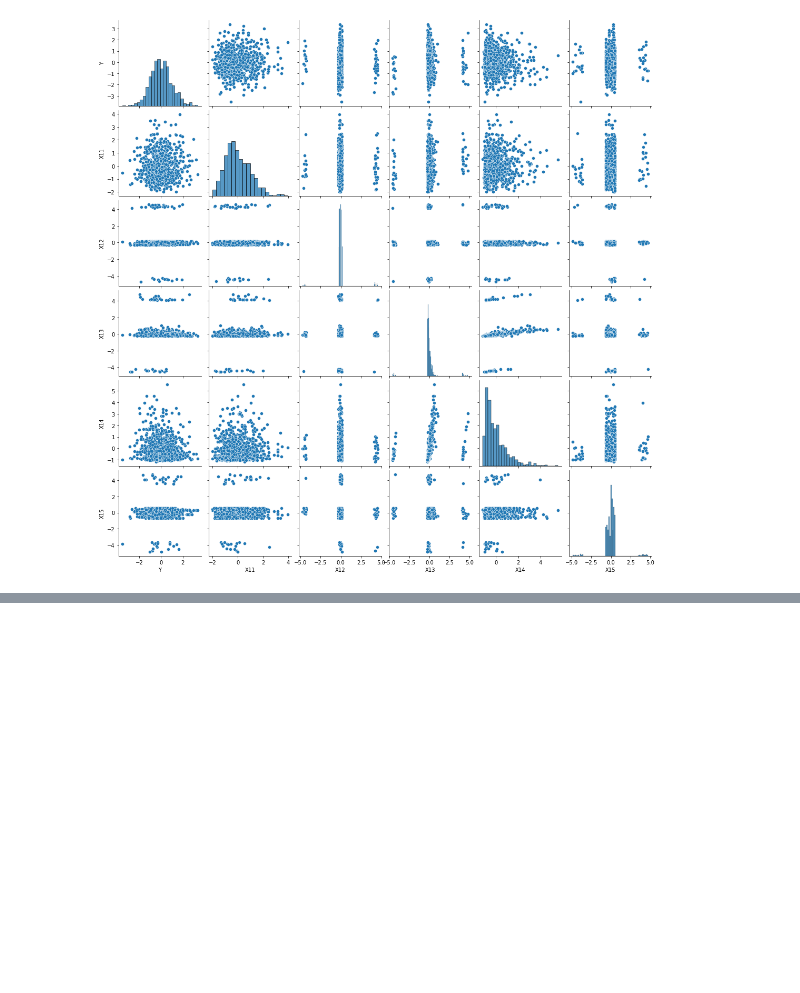
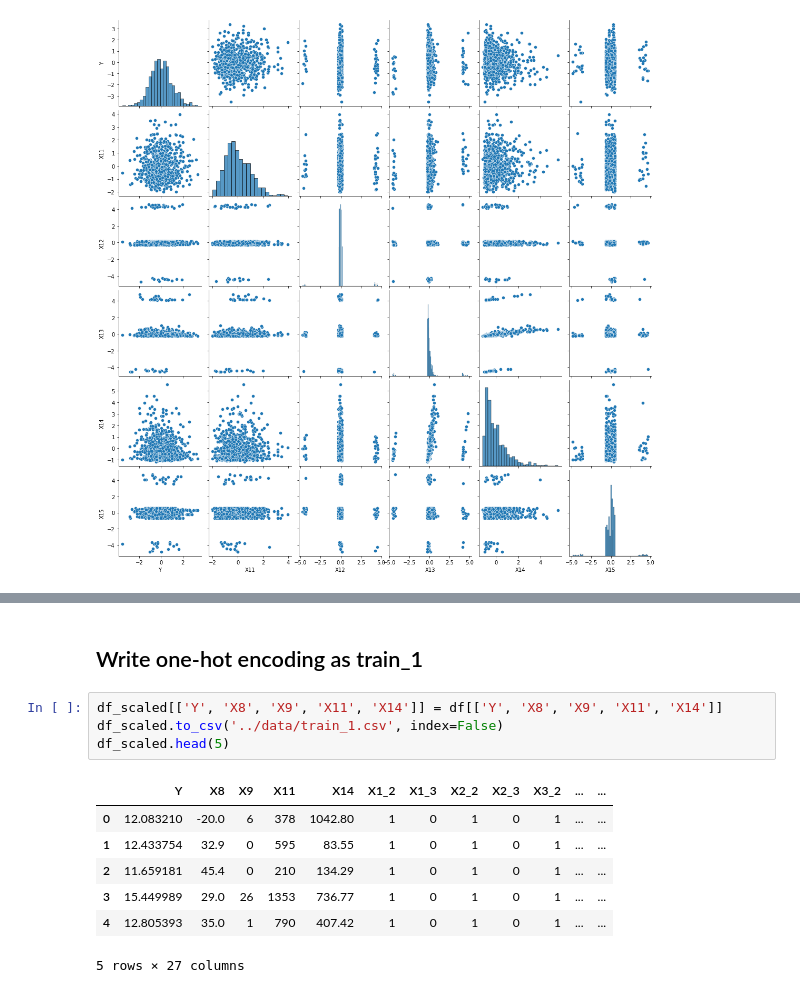
Before and after one commit to MikeZ77/STAT-452, a Jupyter notebook: src/eda.ipynb, the cells around one changed output, grey strips where cells are left out. Drawn from its saved outputs; the diff is of its cells as text; blank space fills up the shorter version.

```diff
--- a/src/eda.ipynb
+++ b/src/eda.ipynb
@@ -159,0 +155,14 @@ df_scaled.to_csv('../data/test_1.csv')
+# %% [markdown]
+## Write one-hot encoding as train_1
+# %%
+df_scaled[['Y', 'X8', 'X9', 'X11', 'X14']] = df[['Y', 'X8', 'X9', 'X11', 'X14']]
+df_scaled.to_csv('../data/train_1.csv', index=False)
+df_scaled.head(5)
+# %% [output]
+|  | Y | X8 | X9 | X11 | X14 | X1_2 | X1_3 | X2_2 | X2_3 | X3_2 | ... | ... |
+| 0 | 12.083210 | -20.0 | 6 | 378 | 1042.80 | 1 | 0 | 1 | 0 | 1 | ... | ... |
+| 1 | 12.433754 | 32.9 | 0 | 595 | 83.55 | 1 | 0 | 1 | 0 | 1 | ... | ... |
+| 2 | 11.659181 | 45.4 | 0 | 210 | 134.29 | 1 | 0 | 1 | 0 | 1 | ... | ... |
+| 3 | 15.449989 | 29.0 | 26 | 1353 | 736.77 | 1 | 0 | 1 | 0 | 1 | ... | ... |
+| 4 | 12.805393 | 35.0 | 1 | 790 | 407.42 | 1 | 0 | 1 | 0 | 1 | ... | ... |
+5 rows × 27 columns
```
Also changed, not shown: parts of 17 cells of this notebook, 7 other files.
